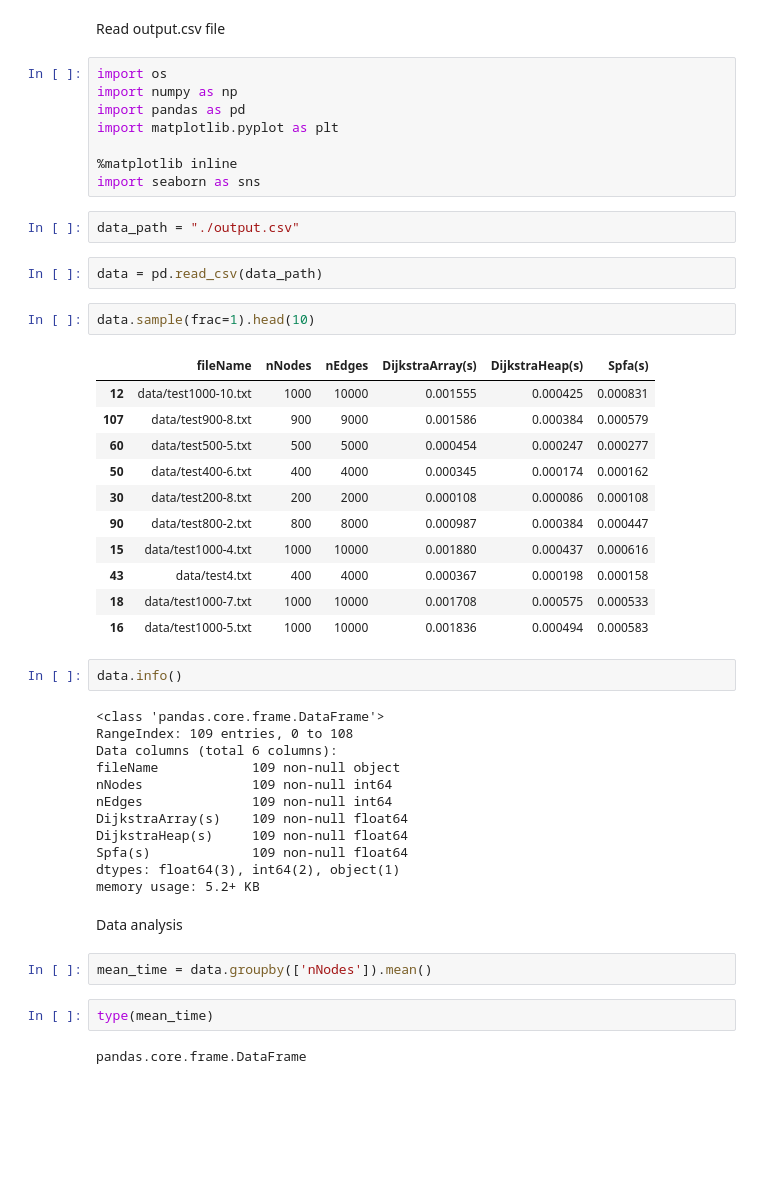
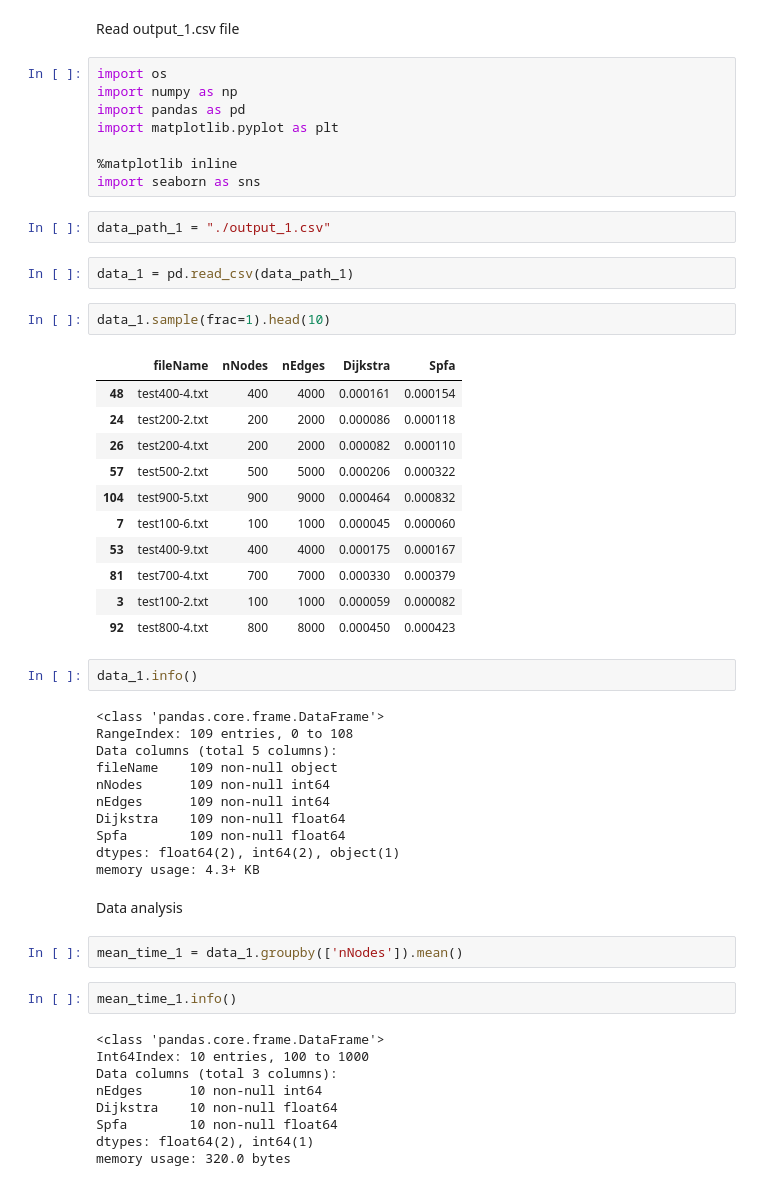
Before and after one commit to yzchen/shortest-path, a Jupyter notebook: shortest-path-cpp/output/Analysis.ipynb, the cells around one changed output. Cells and saved outputs as stored; diff of their text form; blank space fills up the shorter version.

```diff
--- a/shortest-path-cpp/output/Analysis.ipynb
+++ b/shortest-path-cpp/output/Analysis.ipynb
@@ -1,5 +3,5 @@
 # %% [markdown]
-Read output.csv file
+Read output_1.csv file
 # %%
 import os
 import numpy as np
@@ -8,44 +10,50 @@ import matplotlib.pyplot as plt
 
 %matplotlib inline
 import seaborn as sns
-# %%
-data_path = "./output.csv"
+# %%
+data_path_1 = "./output_1.csv"
 # %%
-data = pd.read_csv(data_path)
+data_1 = pd.read_csv(data_path_1)
 # %%
-data.sample(frac=1).head(10)
+data_1.sample(frac=1).head(10)
 # %% [output]
-|  | fileName | nNodes | nEdges | DijkstraArray(s) | DijkstraHeap(s) | Spfa(s) |
-| 12 | data/test1000-10.txt | 1000 | 10000 | 0.001555 | 0.000425 | 0.000831 |
-| 107 | data/test900-8.txt | 900 | 9000 | 0.001586 | 0.000384 | 0.000579 |
-| 60 | data/test500-5.txt | 500 | 5000 | 0.000454 | 0.000247 | 0.000277 |
-| 50 | data/test400-6.txt | 400 | 4000 | 0.000345 | 0.000174 | 0.000162 |
-| 30 | data/test200-8.txt | 200 | 2000 | 0.000108 | 0.000086 | 0.000108 |
-| 90 | data/test800-2.txt | 800 | 8000 | 0.000987 | 0.000384 | 0.000447 |
-| 15 | data/test1000-4.txt | 1000 | 10000 | 0.001880 | 0.000437 | 0.000616 |
-| 43 | data/test4.txt | 400 | 4000 | 0.000367 | 0.000198 | 0.000158 |
-| 18 | data/test1000-7.txt | 1000 | 10000 | 0.001708 | 0.000575 | 0.000533 |
-| 16 | data/test1000-5.txt | 1000 | 10000 | 0.001836 | 0.000494 | 0.000583 |
+|  | fileName | nNodes | nEdges | Dijkstra | Spfa |
+| 48 | test400-4.txt | 400 | 4000 | 0.000161 | 0.000154 |
+| 24 | test200-2.txt | 200 | 2000 | 0.000086 | 0.000118 |
+| 26 | test200-4.txt | 200 | 2000 | 0.000082 | 0.000110 |
+| 57 | test500-2.txt | 500 | 5000 | 0.000206 | 0.000322 |
+| 104 | test900-5.txt | 900 | 9000 | 0.000464 | 0.000832 |
+| 7 | test100-6.txt | 100 | 1000 | 0.000045 | 0.000060 |
+| 53 | test400-9.txt | 400 | 4000 | 0.000175 | 0.000167 |
+| 81 | test700-4.txt | 700 | 7000 | 0.000330 | 0.000379 |
+| 3 | test100-2.txt | 100 | 1000 | 0.000059 | 0.000082 |
+| 92 | test800-4.txt | 800 | 8000 | 0.000450 | 0.000423 |
 # %%
-data.info()
+data_1.info()
 # %% [output]
 <class 'pandas.core.frame.DataFrame'>
 RangeIndex: 109 entries, 0 to 108
-Data columns (total 6 columns):
-fileName            109 non-null object
-nNodes              109 non-null int64
-nEdges              109 non-null int64
-DijkstraArray(s)    109 non-null float64
-DijkstraHeap(s)     109 non-null float64
-Spfa(s)             109 non-null float64
-dtypes: float64(3), int64(2), object(1)
-memory usage: 5.2+ KB
+Data columns (total 5 columns):
+fileName    109 non-null object
+nNodes      109 non-null int64
+nEdges      109 non-null int64
+Dijkstra    109 non-null float64
+Spfa        109 non-null float64
+dtypes: float64(2), int64(2), object(1)
+memory usage: 4.3+ KB
 # %% [markdown]
 Data analysis
 # %%
-mean_time = data.groupby(['nNodes']).mean()
+mean_time_1 = data_1.groupby(['nNodes']).mean()
-# %%
-type(mean_time)
-# %% [output]
-pandas.core.frame.DataFrame
+# %%
+mean_time_1.info()
+# %% [output]
+<class 'pandas.core.frame.DataFrame'>
+Int64Index: 10 entries, 100 to 1000
+Data columns (total 3 columns):
+nEdges      10 non-null int64
+Dijkstra    10 non-null float64
+Spfa        10 non-null float64
+dtypes: float64(2), int64(1)
+memory usage: 320.0 bytes
 # %%
```
Also changed, not shown: parts of 12 cells of this notebook, 5 other files.
